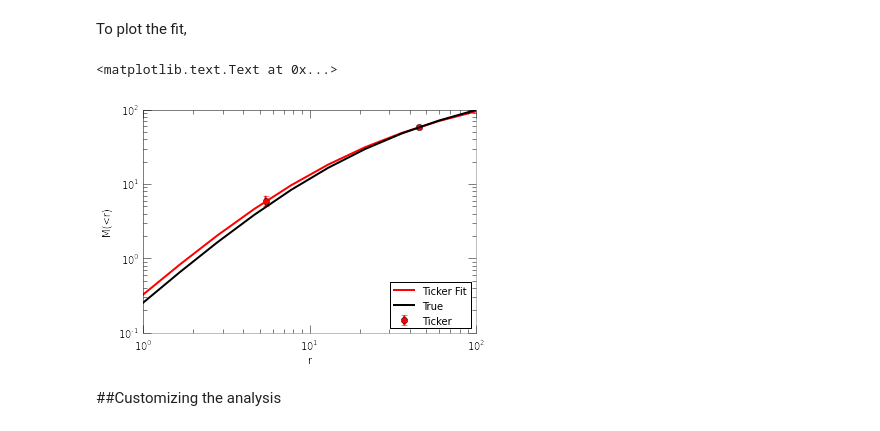
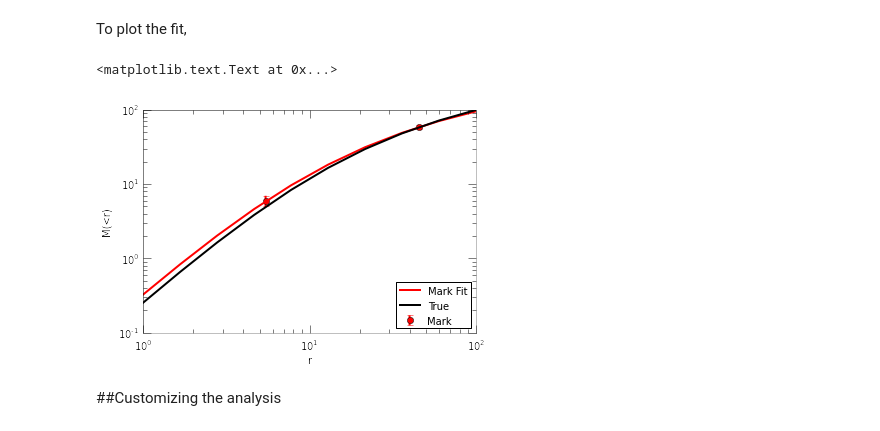
Before and after one commit to Kambrian/oPDF, a Jupyter notebook: tutorial.ipynb, the cells around one changed output. Drawn from its saved outputs; the diff is of its cells as text; code cells hidden in the pictures.

```diff
--- a/tutorial.ipynb
+++ b/tutorial.ipynb
@@ -236,7 +236,7 @@ If one is more interested in fitting parametric functions to the reconstructed p
 For example, to fit with two bins, do
 # %%
-par2,Cov2,tickers2=Sample.phase_ticker_fit(par0=[100,10], nbin=2)
-print 'ticker flags:\n', tickers2[:,4:]
+par2,Cov2,marks2=Sample.phase_mark_fit(par0=[100,10], nbin=2)
+print 'mark flags:\n', marks2[:,4:]
 print 'Fitted parameters:', par2
 print 'Parameter Errors:', np.sqrt(np.diagonal(Cov2))
 # %% [output]
@@ -253,19 +253,19 @@ Sample.halo.set_type(HaloTypes.NFWMC, scales=[1,1])
 To plot the fit,
 # %%
 fig=plt.figure()
-plt.errorbar(tickers2[:,0], tickers2[:,1], yerr=[tickers2[:,1]-tickers2[:,2], tickers2[:,3]-tickers2[:,1]], fmt='ro', label='Ticker')
+plt.errorbar(marks2[:,0], marks2[:,1], yerr=[marks2[:,1]-marks2[:,2], marks2[:,3]-marks2[:,1]], fmt='ro', label='Mark')
 
 Sample.halo.set_param(par2)
-plt.plot(r, Sample.halo.mass(r), 'r-', label='Ticker Fit')
+plt.plot(r, Sample.halo.mass(r), 'r-', label='Mark Fit')
 plt.plot(r, halo.mass(r), 'k-', label='True')
 plt.legend(loc=4)
 plt.xscale('log')
 plt.yscale('log')
 plt.xlabel('r')
 plt.ylabel('M(<r)')
 # %% [output]
 <matplotlib.text.Text at 0x...>
-[figure, old version]
+[figure, new version]
 # %% [markdown]
 ##Customizing the analysis
 # %% [markdown]
```
Also changed, not shown: parts of 10 cells of this notebook, 3 other files.
